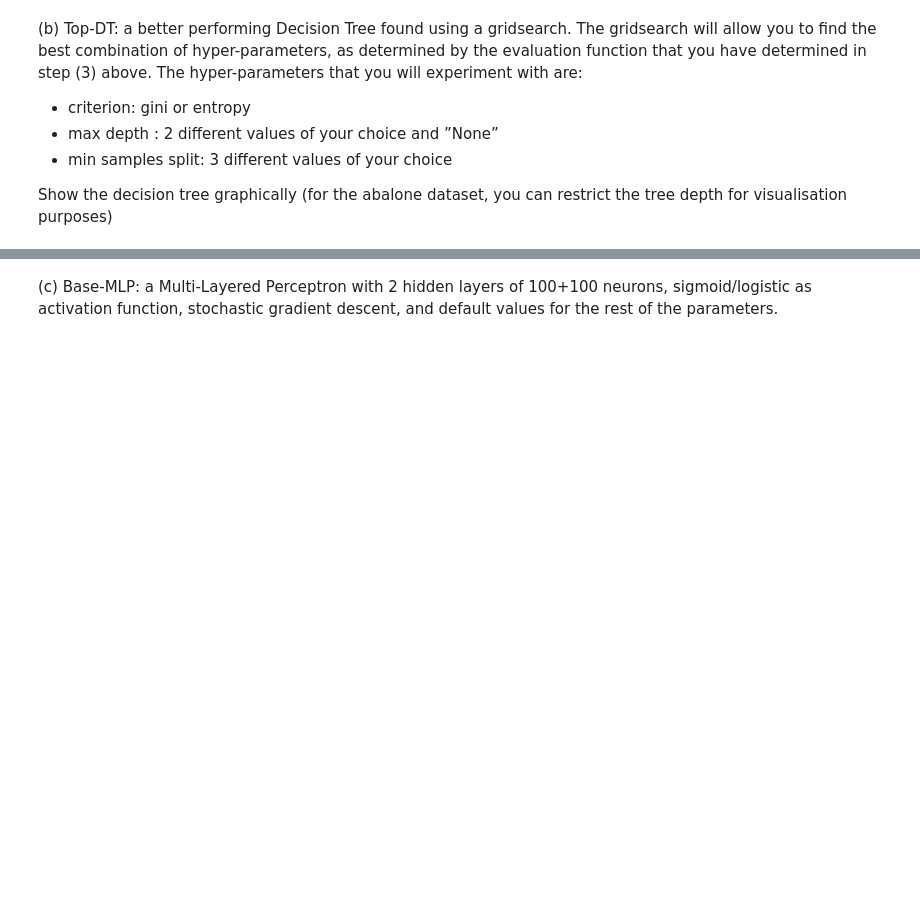
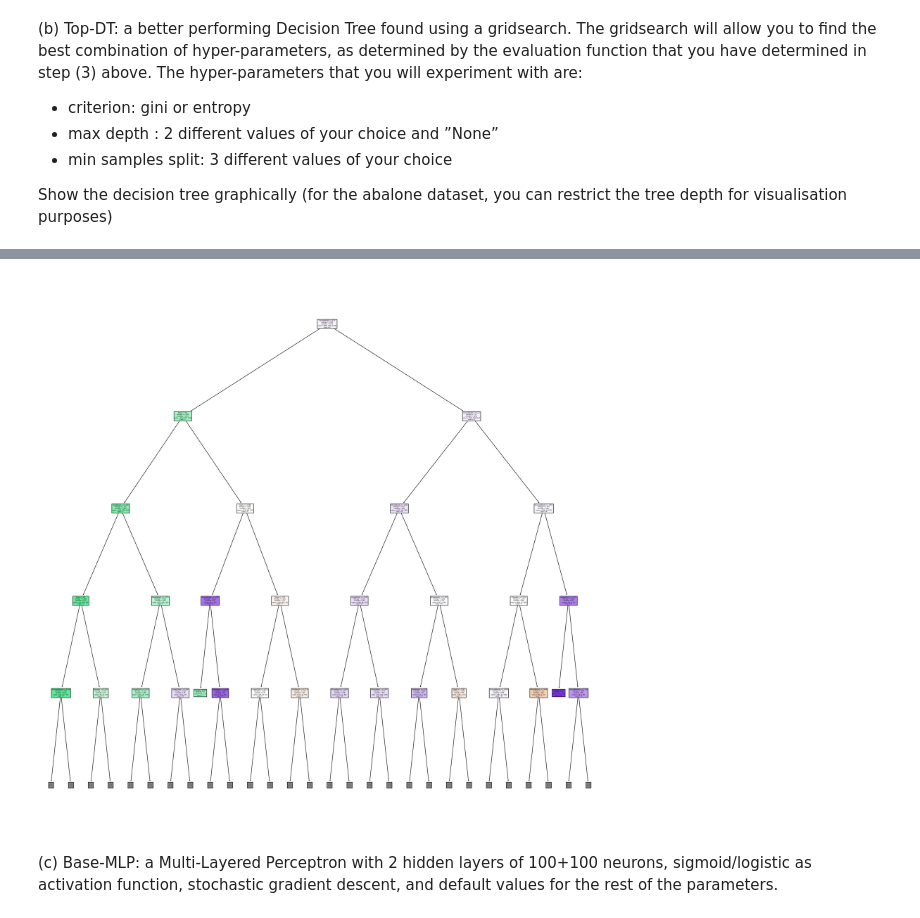
Before and after one commit to SephoraM/assignments_472, a Jupyter notebook: assignment_1.ipynb, the cells around one changed output, grey strips where cells are left out. Drawn from its saved outputs; the diff is of its cells as text; code cells hidden in the pictures; blank space fills up the shorter version.

```diff
--- a/assignment_1.ipynb
+++ b/assignment_1.ipynb
@@ -185,3 +221,10 @@ Show the decision tree graphically (for the abalone dataset, you can restrict th
+# %%
+# Top-DT for abalone
+model_top_dt2, top_dt2_params = topDT(X_train_aba,y_train_aba) # get the optimized model and best params
+model_top_dt2.fit(X_train_aba, y_train_aba) # fitting on the whole dataset (including what was used for the validation set)
+plotDT(model_top_dt2, feature_names=list(X_train_aba.columns), class_names=['F', 'I', 'M'], max_depth=4, size=25, filename="topDT_abalone.png")
+# %% [output]
+[figure, added]
 # %% [markdown]
 (c) Base-MLP: a Multi-Layered Perceptron with 2 hidden layers of 100+100 neurons, sigmoid/logistic
 as activation function, stochastic gradient descent, and default values for the rest of the parameters.
```
Also changed, not shown: parts of 19 cells of this notebook, 9 other files.
